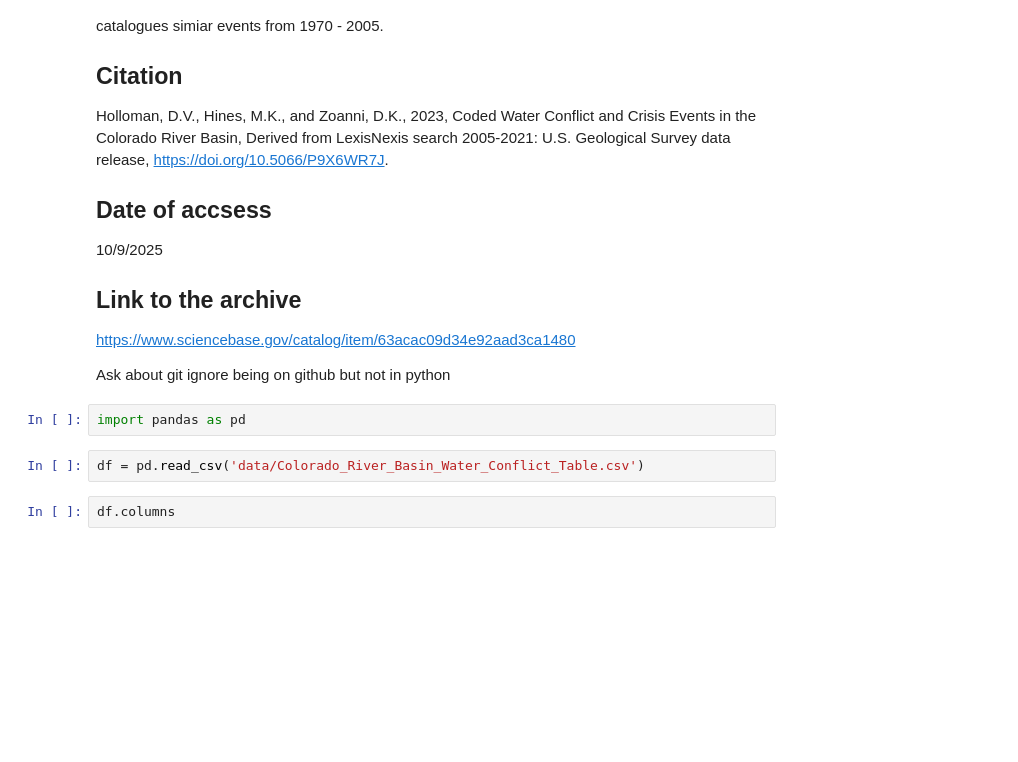
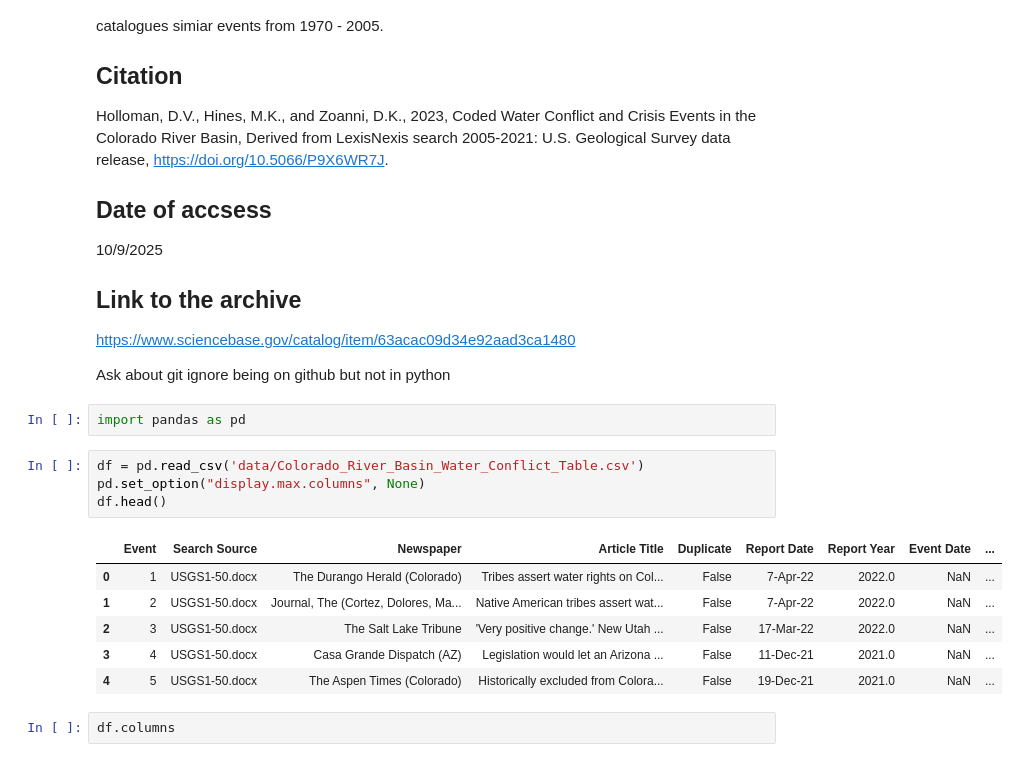
Before and after one commit to austinmartinez12/eds220-2025-sections, a Jupyter notebook: section-2-co-basin-water-conflicts.ipynb, the cells around one changed output. Saved outputs shown, nothing was run; the diff lists cells and outputs as text; blank space fills up the shorter version.

```diff
--- a/section-2-co-basin-water-conflicts.ipynb
+++ b/section-2-co-basin-water-conflicts.ipynb
@@ -21,6 +21,15 @@ Ask about git ignore being on github but not in python
 import pandas as pd
 # %%
 df = pd.read_csv('data/Colorado_River_Basin_Water_Conflict_Table.csv')
+pd.set_option("display.max.columns", None)
+df.head()
+# %% [output]
+|  | Event | Search Source | Newspaper | Article Title | Duplicate | Report Date | Report Year | Event Date | ... |
+| 0 | 1 | USGS1-50.docx | The Durango Herald (Colorado) | Tribes assert water rights on Col... | False | 7-Apr-22 | 2022.0 | NaN | ... |
+| 1 | 2 | USGS1-50.docx | Journal, The (Cortez, Dolores, Ma... | Native American tribes assert wat... | False | 7-Apr-22 | 2022.0 | NaN | ... |
+| 2 | 3 | USGS1-50.docx | The Salt Lake Tribune | 'Very positive change.' New Utah ... | False | 17-Mar-22 | 2022.0 | NaN | ... |
+| 3 | 4 | USGS1-50.docx | Casa Grande Dispatch (AZ) | Legislation would let an Arizona ... | False | 11-Dec-21 | 2021.0 | NaN | ... |
+| 4 | 5 | USGS1-50.docx | The Aspen Times (Colorado) | Historically excluded from Colora... | False | 19-Dec-21 | 2021.0 | NaN | ... |
 # %%
 df.columns
 # %% [output]
```
Also changed, not shown: parts of 15 cells of this notebook.
